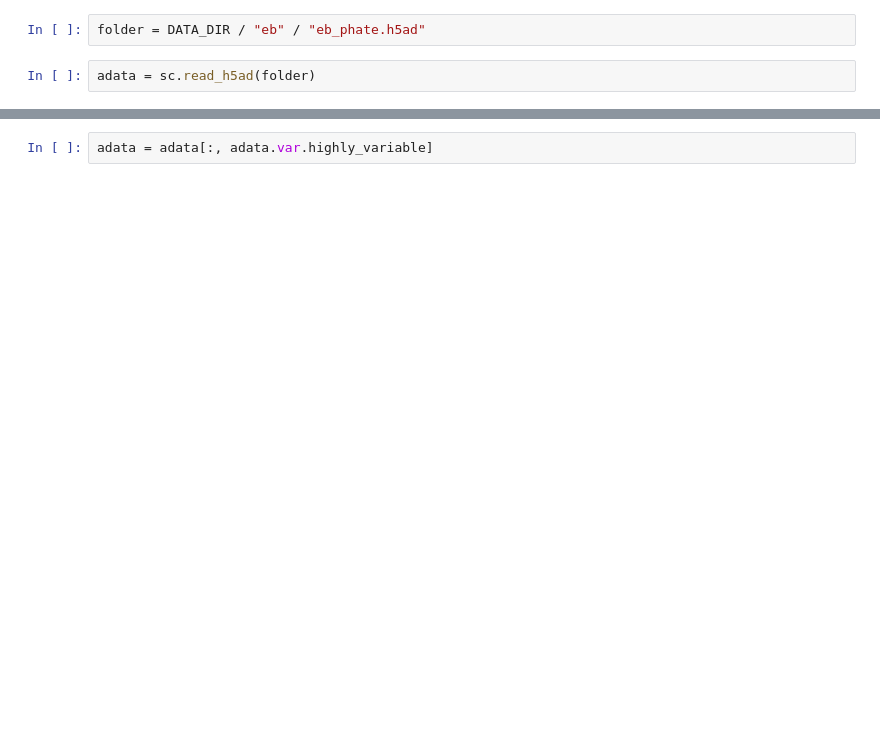
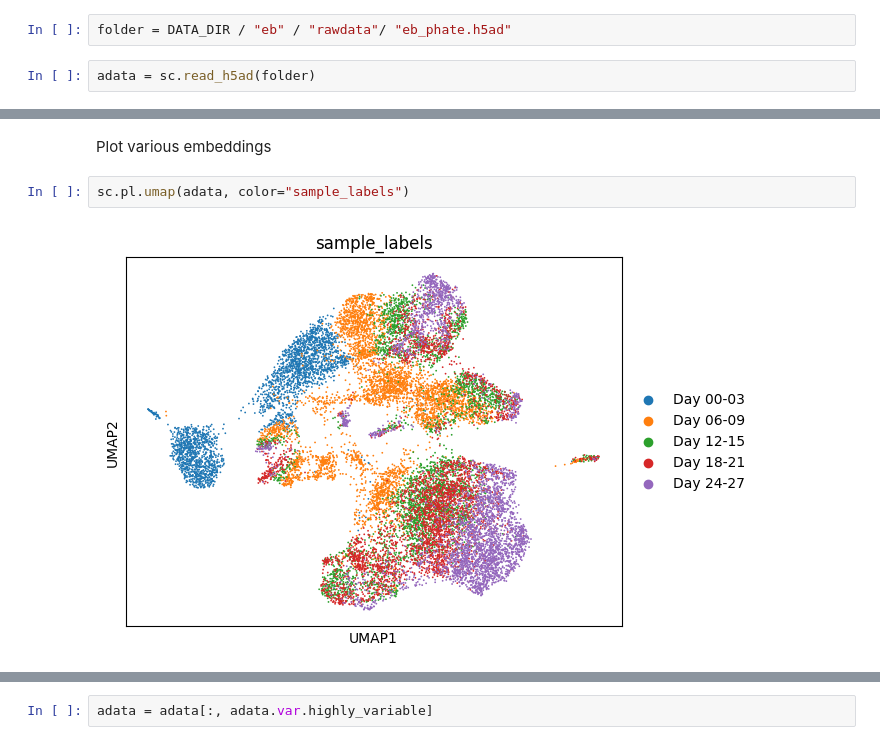
Before and after one commit to theislab/FlatVI, a Jupyter notebook: notebooks/preprocessing_and_exploration/eb/eb_preprocessing.ipynb, the cells around one changed output, grey strips where cells are left out. Saved outputs shown, nothing was run; the diff lists cells and outputs as text; blank space fills up the shorter version.

```diff
--- a/notebooks/preprocessing_and_exploration/eb/eb_preprocessing.ipynb
+++ b/notebooks/preprocessing_and_exploration/eb/eb_preprocessing.ipynb
@@ -6,4 +8,4 @@ from scipy import sparse
 # %%
-folder = DATA_DIR / "eb" / "eb_phate.h5ad"
+folder = DATA_DIR / "eb" / "rawdata"/ "eb_phate.h5ad"
 # %%
 adata = sc.read_h5ad(folder)
@@ -9,0 +53,6 @@ adata = sc.read_h5ad(folder)
+# %% [markdown]
+Plot various embeddings
+# %%
+sc.pl.umap(adata, color="sample_labels")
+# %% [output]
+[figure, added]
```
Also changed, not shown: parts of 28 cells of this notebook, 32 other files.
